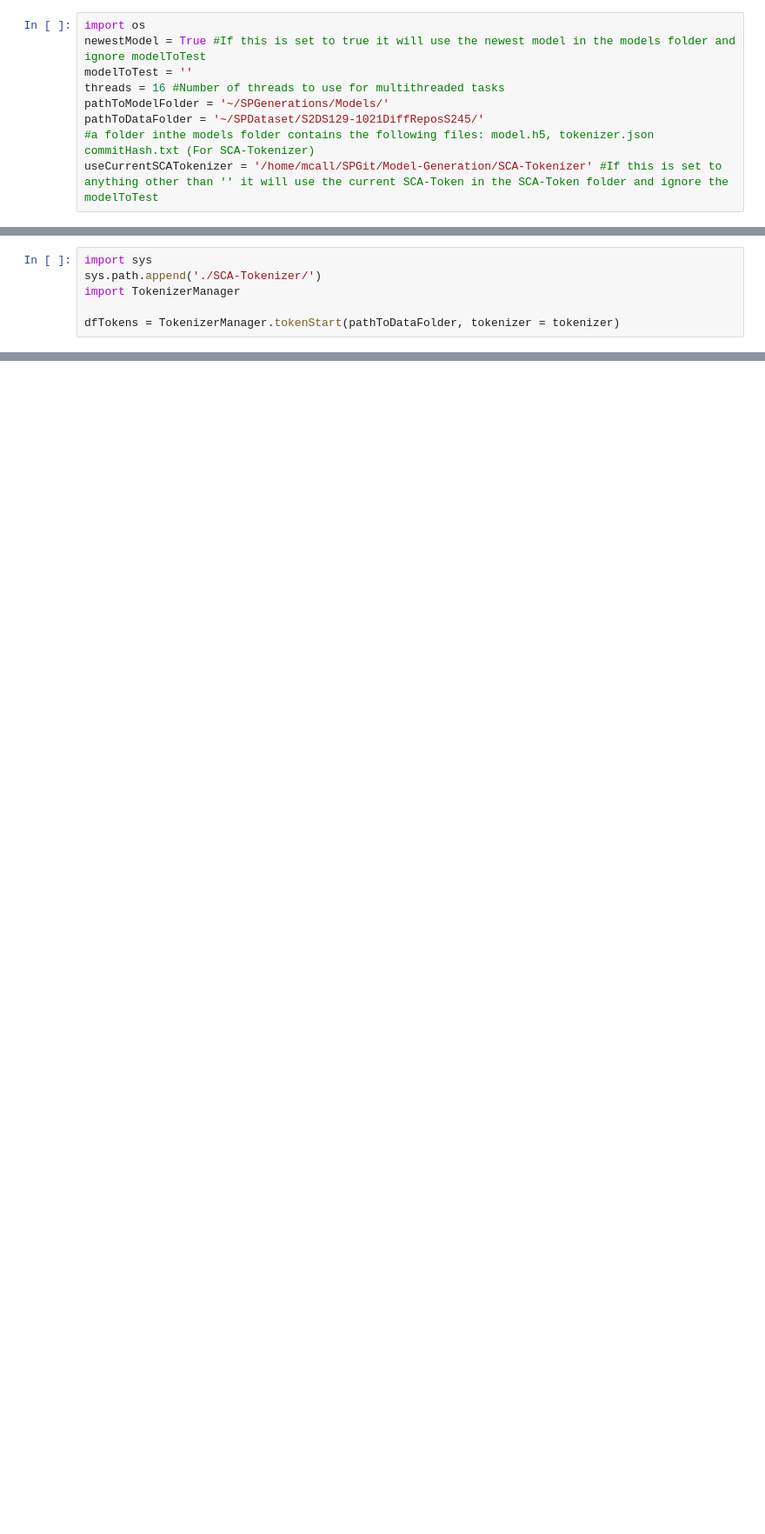
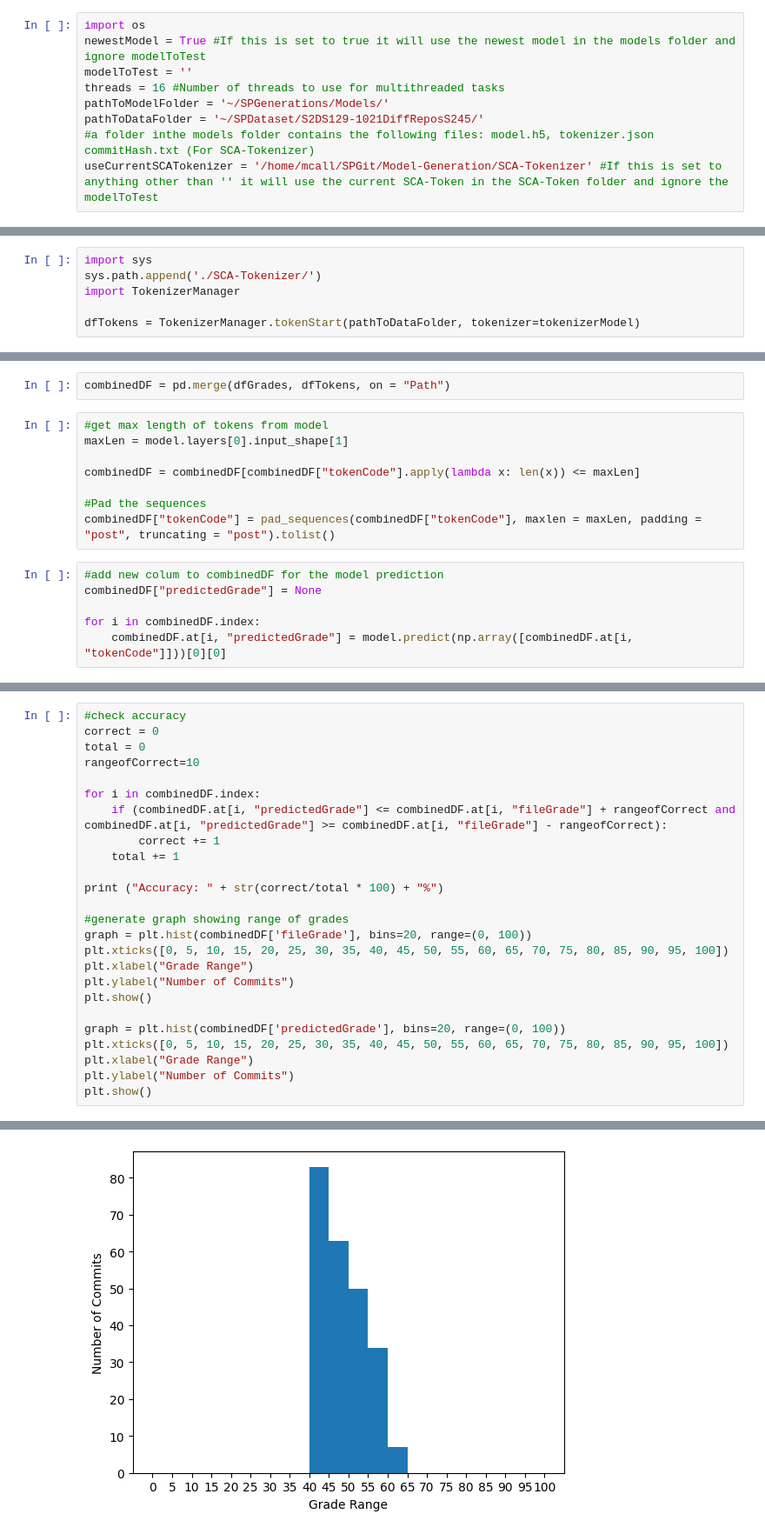
Before and after one commit to alihaider1264/SCA-ML-grade, a Jupyter notebook: Model-Generation/TestingNotebook1.ipynb, the cells around one changed output, grey strips where cells are left out. Shown at 87% size. Cells and saved outputs as stored; diff of their text form; blank space fills up the shorter version.

```diff
--- a/Model-Generation/TestingNotebook1.ipynb
+++ b/Model-Generation/TestingNotebook1.ipynb
@@ -119,6 +119,6 @@ import sys
 sys.path.append('./SCA-Tokenizer/')
 import TokenizerManager
 
-dfTokens = TokenizerManager.tokenStart(pathToDataFolder, tokenizer = tokenizer)
+dfTokens = TokenizerManager.tokenStart(pathToDataFolder, tokenizer=tokenizerModel)
 # %% [output]
 completed folder index
@@ -132,0 +172,16 @@ dfGrades = Grader.bootstrap(pathToDataFolder)
+# %%
+combinedDF = pd.merge(dfGrades, dfTokens, on = "Path")
+# %%
+#get max length of tokens from model
+maxLen = model.layers[0].input_shape[1]
+
+combinedDF = combinedDF[combinedDF["tokenCode"].apply(lambda x: len(x)) <= maxLen]
+
+#Pad the sequences
+combinedDF["tokenCode"] = pad_sequences(combinedDF["tokenCode"], maxlen = maxLen, padding = "post", truncating = "post").tolist()
+# %%
+#add new colum to combinedDF for the model prediction
+combinedDF["predictedGrade"] = None
+
+for i in combinedDF.index:
+    combinedDF.at[i, "predictedGrade"] = model.predict(np.array([combinedDF.at[i, "tokenCode"]]))[0][0]
@@ -132,0 +208,26 @@ dfGrades = Grader.bootstrap(pathToDataFolder)
+# %%
+#check accuracy
+correct = 0
+total = 0
+rangeofCorrect=10
+
+for i in combinedDF.index:
+    if (combinedDF.at[i, "predictedGrade"] <= combinedDF.at[i, "fileGrade"] + rangeofCorrect and combinedDF.at[i, "predictedGrade"] >= combinedDF.at[i, "fileGrade"] - rangeofCorrect):
+        correct += 1
+    total += 1
+
+print ("Accuracy: " + str(correct/total * 100) + "%")
+
+#generate graph showing range of grades
+graph = plt.hist(combinedDF['fileGrade'], bins=20, range=(0, 100))
+plt.xticks([0, 5, 10, 15, 20, 25, 30, 35, 40, 45, 50, 55, 60, 65, 70, 75, 80, 85, 90, 95, 100])
+plt.xlabel("Grade Range")
+plt.ylabel("Number of Commits")
+plt.show()
+
+graph = plt.hist(combinedDF['predictedGrade'], bins=20, range=(0, 100))
+plt.xticks([0, 5, 10, 15, 20, 25, 30, 35, 40, 45, 50, 55, 60, 65, 70, 75, 80, 85, 90, 95, 100])
+plt.xlabel("Grade Range")
+plt.ylabel("Number of Commits")
+plt.show()
+# %% [output]
@@ -132,0 +235 @@ dfGrades = Grader.bootstrap(pathToDataFolder)
+[figure, added]
```
Also changed, not shown: parts of 8 cells of this notebook, 1 other file.
